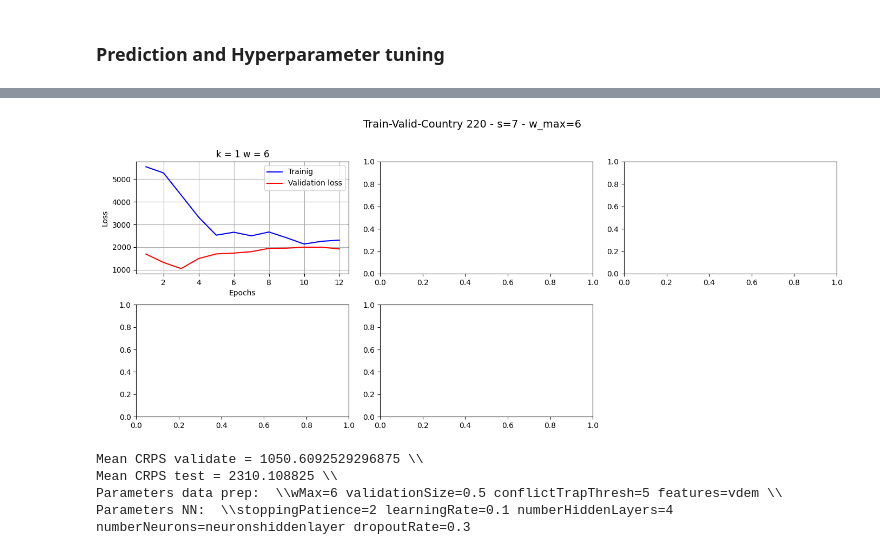
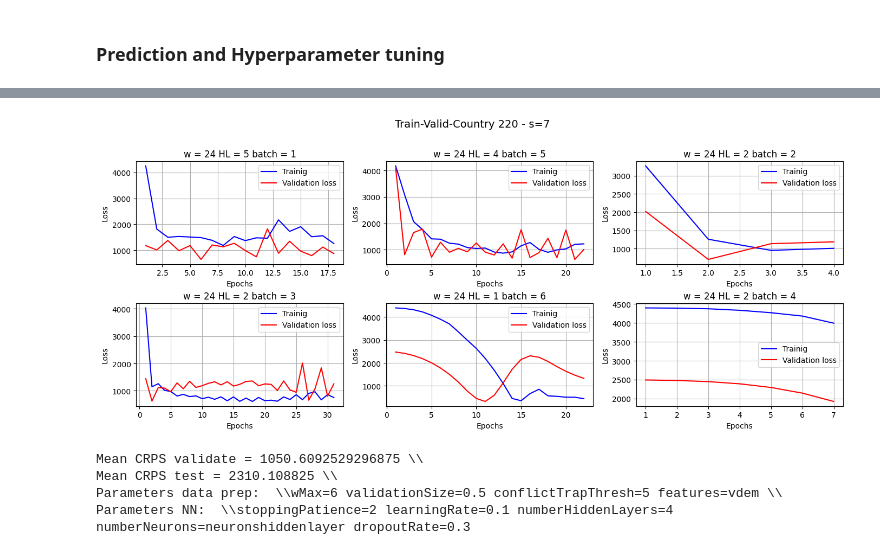
Before and after one commit to toboden/ConflictPredProbabilistic, a Jupyter notebook: neural net/Main_feedFwdNN_empirical_RndHyperparam.ipynb, the cells around one changed output, grey strips where cells are left out. Cells and saved outputs as stored; diff of their text form; code cells hidden in the pictures.

Commit message:
random

```diff
--- a/neural net/Main_feedFwdNN_empirical_RndHyperparam.ipynb
+++ b/neural net/Main_feedFwdNN_empirical_RndHyperparam.ipynb
@@ -108,16 +108,18 @@ all_features = features_df_list[-1]['data'].columns
 # 59 features that map the conflict history of a country
 conflict_history = [
     'ged_sb', 'decay_ged_sb_5', 'decay_ged_os_5',
-    'splag_1_decay_ged_sb_5', 'wdi_sp_pop_totl', 'ln_ged_sb_tlag_1',
-    'ln_ged_sb_tlag_2', 'ln_ged_sb_tlag_3', 'ln_ged_sb_tlag_4',
-    'ln_ged_sb_tlag_5', 'ln_ged_sb_tlag_6', 'ln_ged_sb_tsum_24',
+    'splag_1_decay_ged_sb_5', 'wdi_sp_pop_totl', 'ged_sb_tlag_1',
+    'ged_sb_tlag_2', 'ged_sb_tlag_3', 'ged_sb_tlag_4',
+    'ged_sb_tlag_5', 'ged_sb_tlag_6', 'ged_sb_tsum_24',
     'decay_ged_sb_100', 'decay_ged_sb_500', 'decay_ged_os_100',
-    'decay_ged_ns_5', 'decay_ged_ns_100', 'ln_ged_ns', 'ln_ged_os',
-    'ln_acled_sb', 'ln_acled_sb_count', 'ln_acled_os',
-    'ln_ged_os_tlag_1', 'decay_acled_sb_5', 'decay_acled_os_5',
+    'decay_ged_ns_5', 'decay_ged_ns_100', 'ged_ns', 'ged_os',
+    'acled_sb', 'acled_sb_count', 'acled_os',
+    'ged_os_tlag_1', 'decay_acled_sb_5', 'decay_acled_os_5',
     'decay_acled_ns_5', 'splag_1_decay_ged_os_5',
     'splag_1_decay_ged_ns_5'
 ]
+
+
 # 59 features that are drawn from the Varieties of Democracy project
 vdem = [
     'ged_sb', 'decay_ged_sb_5', 'decay_ged_os_5',
@@ -887,40 +756,43 @@ joblib_string = 'k' + str(used_hyperparameter_dict['k']) + '_' + str(used_hyperp
 # %%
-# maximal possible index: 93
+import numpy as np
+import matplotlib.pyplot as plt
+
 country_index = 0
 country_to_plot = country_list[country_index]
 
-import numpy as np
-import matplotlib.pyplot as plt
-i = 0 #zeile
-j = 0 #spalte
+
 # Erstelle eine Figur mit 1 Zeile und 3 Spalten für die beiden Plots nebeneinander und kleiner
 fig, axes = plt.subplots(nrows=2, ncols=3, figsize=(14, 6))
 
-title_string = 'Train-Valid-Country ' + str(NNet_prediction_list[country_index]['country_id']) + ' - s=' + str(NNet_prediction_list[country_index][pred_year_string][0]['s']) + ' - w_max=' + str(w_max)
+title_string = 'Train-Valid-Country ' + str(country_to_plot) + ' - s=' + str(s)
 
-for k in range(0, k_max):
-    loss = NNet_prediction_list[country_index][pred_year_string][0]['loss'][k]
-    val_loss = NNet_prediction_list[country_index][pred_year_string][0]['val_loss'][k]
-    epochs = NNet_prediction_list[country_index][pred_year_string][0]['epochs'][k]
+i = 0 #zeile
+j = 0 #spalte
+
+for k in range(0, 6):
+
+    best_run = sorted_best_runs[k]
+
+    loss = best_run['loss']
+    val_loss = best_run['val_loss']
+    epochs = best_run['epochs']
 
     axes[i][j].plot(epochs, loss, color='blue', label='Trainig')
     axes[i][j].plot(epochs, val_loss, color='red', label='Validation loss')
-    axes[i][j].set_title('k = ' + str(k+1) + ' w = ' + str(NNet_prediction_list[country_index][pred_year_string][0]['w'][k]))
+    axes[i][j].set_title('w = ' + str(best_run['random_params']['w']) + ' HL = ' + str(best_run['random_params']['numbHiddenL']) + ' batch = ' + str(best_run['random_params']['batch_size']))
     axes[i][j].set_xlabel('Epochs')
     axes[i][j].set_ylabel('Loss')
     axes[i][j].legend()
     axes[i][j].grid(True)
     if j == 2:
         i += 1
         j = 0
     else:
         j += 1
 
-axes[1, 2].axis('off')  # Schalte Achsen für leere Plots aus
-
 plt.tight_layout()  # Optimiere den Abstand zwischen den Subplots
 plt.subplots_adjust(top=0.85)  # Mache Platz für den Haupttitel außerhalb des Plotbereichs
 fig.suptitle(title_string, y=0.98, fontsize=14)
 plt.show()
 # %% [output]
-[figure, old version]
+[figure, new version]
```
Also changed, not shown: parts of 12 cells of this notebook.
